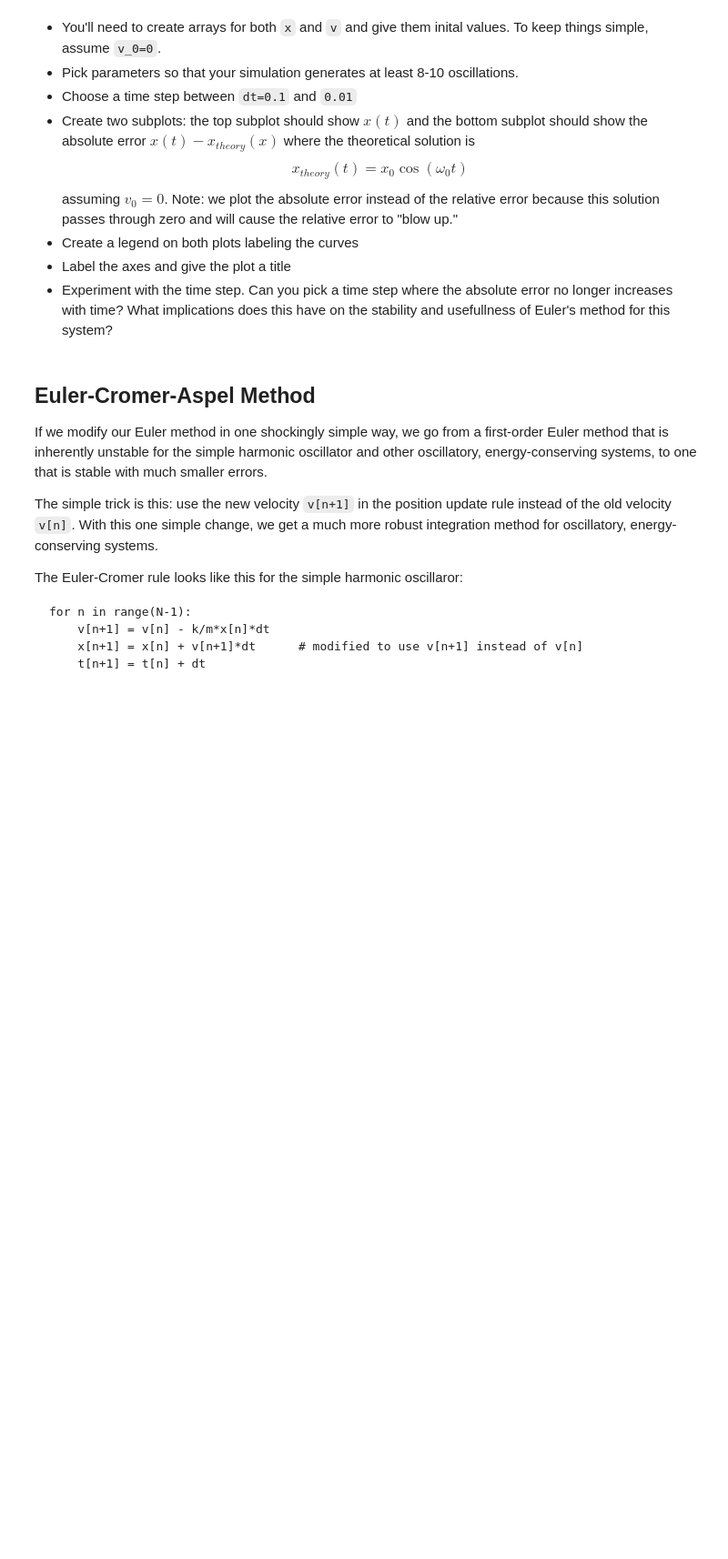
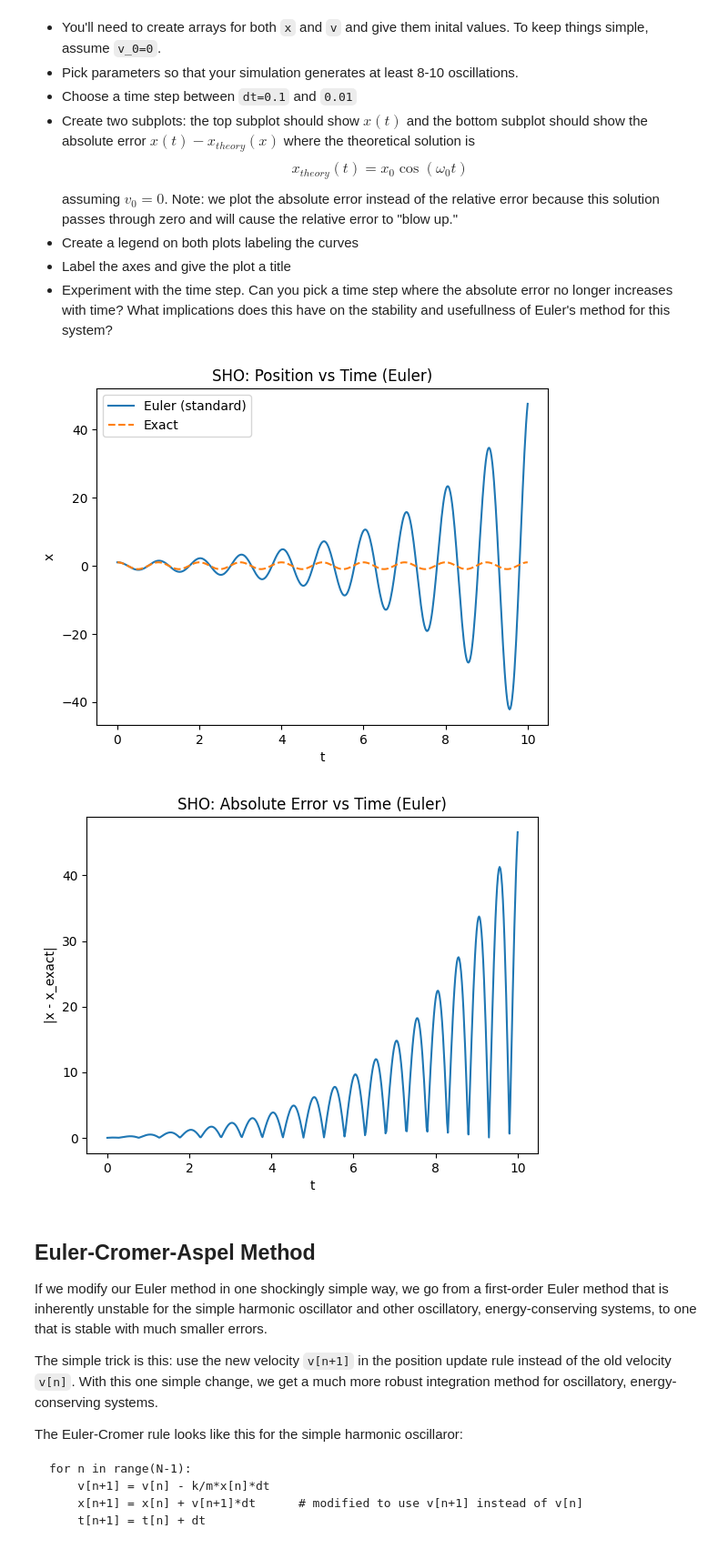
Before and after one commit to morganpatito/Computational-Physics, a Jupyter notebook: ode_1.ipynb, the cells around one changed output. Shown: that part at 91% size. Saved outputs shown, nothing was run; the diff lists cells and outputs as text; code cells hidden in the pictures; blank space fills up the shorter version.

```diff
--- a/ode_1.ipynb
+++ b/ode_1.ipynb
@@ -211,3 +321,45 @@ $$ x_{theory}(t) = x_0 \cos(\omega_0 t)$$ assuming $v_0=0$. Note:  we plot the a
+# %%
+# your code here
+import numpy as np
+import matplotlib.pyplot as plt
+
+# SHO params
+w0   = 2*np.pi       # 1 second period
+x0   = 1.0
+v0   = 0.0
+tmax = 10.0          # ~10 periods
+dt   = 0.02          # try 0.02; experiment with smaller dt for stability
+
+N = int(tmax/dt) + 1
+t = np.zeros(N); t[0]=0.0
+x = np.zeros(N); x[0]=x0
+v = np.zeros(N); v[0]=v0
+
+# Standard Euler
+for n in range(N-1):
+    x[n+1] = x[n] + v[n]*dt
+    v[n+1] = v[n] - (w0**2)*x[n]*dt
+    t[n+1] = t[n] + dt
+
+# Exact solution (v0=0)
+x_exact = x0*np.cos(w0*t)
+
+# Plot x(t)
+plt.plot(t, x, label='Euler (standard)')
+plt.plot(t, x_exact, '--', label='Exact')
+plt.xlabel('t'); plt.ylabel('x')
+plt.title('SHO: Position vs Time (Euler)')
+plt.legend(); plt.show()
+
+# Absolute error
+abs_err = np.abs(x - x_exact)
+plt.plot(t, abs_err)
+plt.xlabel('t'); plt.ylabel('|x - x_exact|')
+plt.title('SHO: Absolute Error vs Time (Euler)')
+plt.show()
+# %% [output]
+[figure, added]
+[figure, added]
 # %% [markdown]
 ## Euler-Cromer-Aspel Method
 
```
Also changed, not shown: parts of 10 cells of this notebook.
